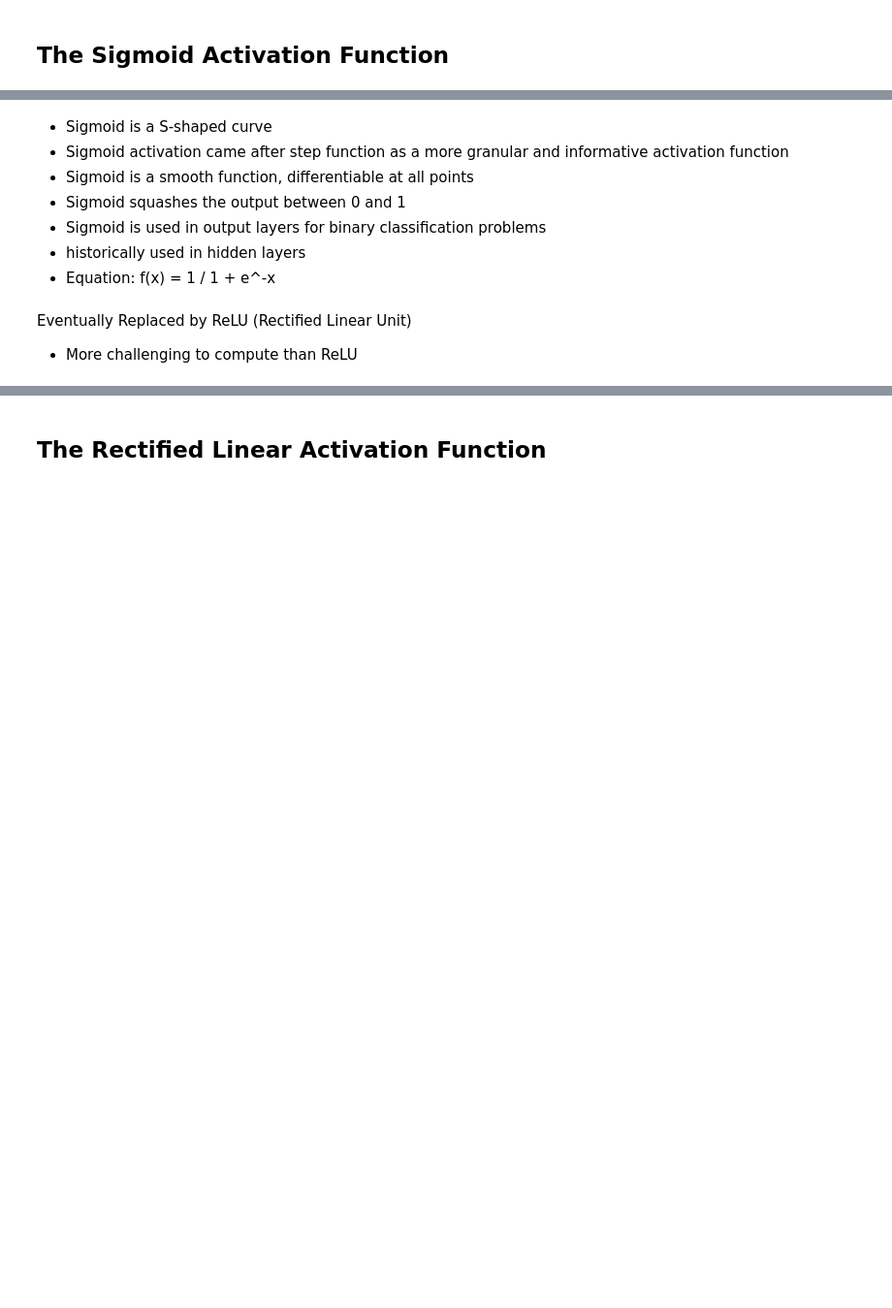
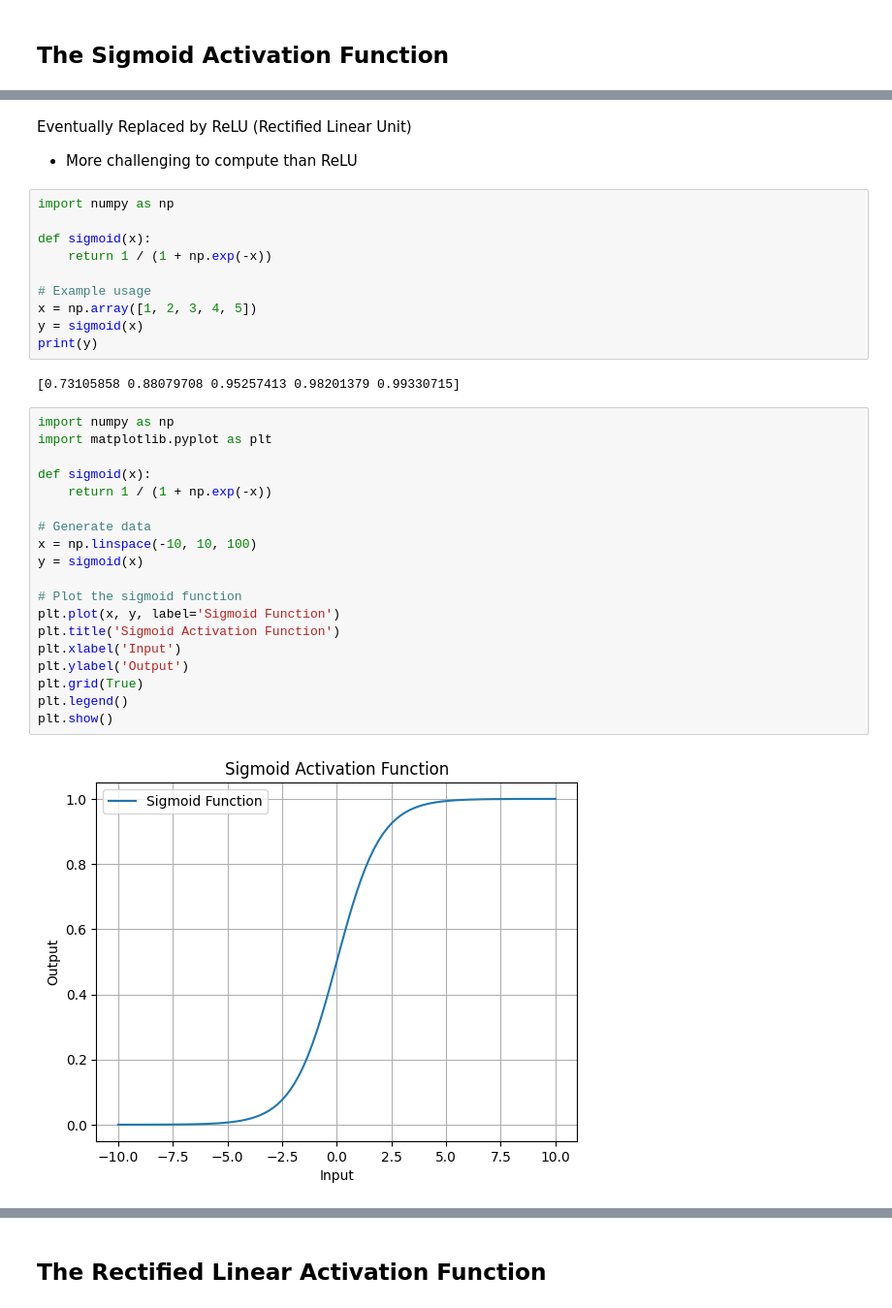
Before and after one commit to rjoseph6/Neural-Networks-From-Scratch--NNFS-, a Jupyter notebook: Chapter 4/ch_4_Activation_Functions.ipynb, the cells around one changed output, grey strips where cells are left out. Shown at 97% size. Drawn from its saved outputs; the diff is of its cells as text; blank space fills up the shorter version.

```diff
--- a/Chapter 4/ch_4_Activation_Functions.ipynb
+++ b/Chapter 4/ch_4_Activation_Functions.ipynb
@@ -40,13 +48,38 @@ Pg: 72 - 110
 # %% [markdown]
 ![sigmoid_func.png](../references/sigmoid_activation.png)
-# %% [markdown]
-- Sigmoid is a S-shaped curve
-- Sigmoid activation came after step function as a more granular and informative activation function
-- Sigmoid is a smooth function, differentiable at all points
-- Sigmoid squashes the output between 0 and 1
-- Sigmoid is used in output layers for binary classification problems
-- historically used in hidden layers
-- Equation: f(x) = 1 / 1 + e^-x
 # %% [markdown]
 Eventually Replaced by ReLU (Rectified Linear Unit)
 - More challenging to compute than ReLU
+# %%
+import numpy as np
+
+def sigmoid(x):
+    return 1 / (1 + np.exp(-x))
+
+# Example usage
+x = np.array([1, 2, 3, 4, 5])
+y = sigmoid(x)
+print(y)
+# %% [output]
+[0.73105858 0.88079708 0.95257413 0.98201379 0.99330715]
+# %%
+import numpy as np
+import matplotlib.pyplot as plt
+
+def sigmoid(x):
+    return 1 / (1 + np.exp(-x))
+
+# Generate data
+x = np.linspace(-10, 10, 100)
+y = sigmoid(x)
+
+# Plot the sigmoid function
+plt.plot(x, y, label='Sigmoid Function')
+plt.title('Sigmoid Activation Function')
+plt.xlabel('Input')
+plt.ylabel('Output')
+plt.grid(True)
+plt.legend()
+plt.show()
+# %% [output]
+[figure, added]
```
Also changed, not shown: parts of 11 cells of this notebook, 6 other files.
